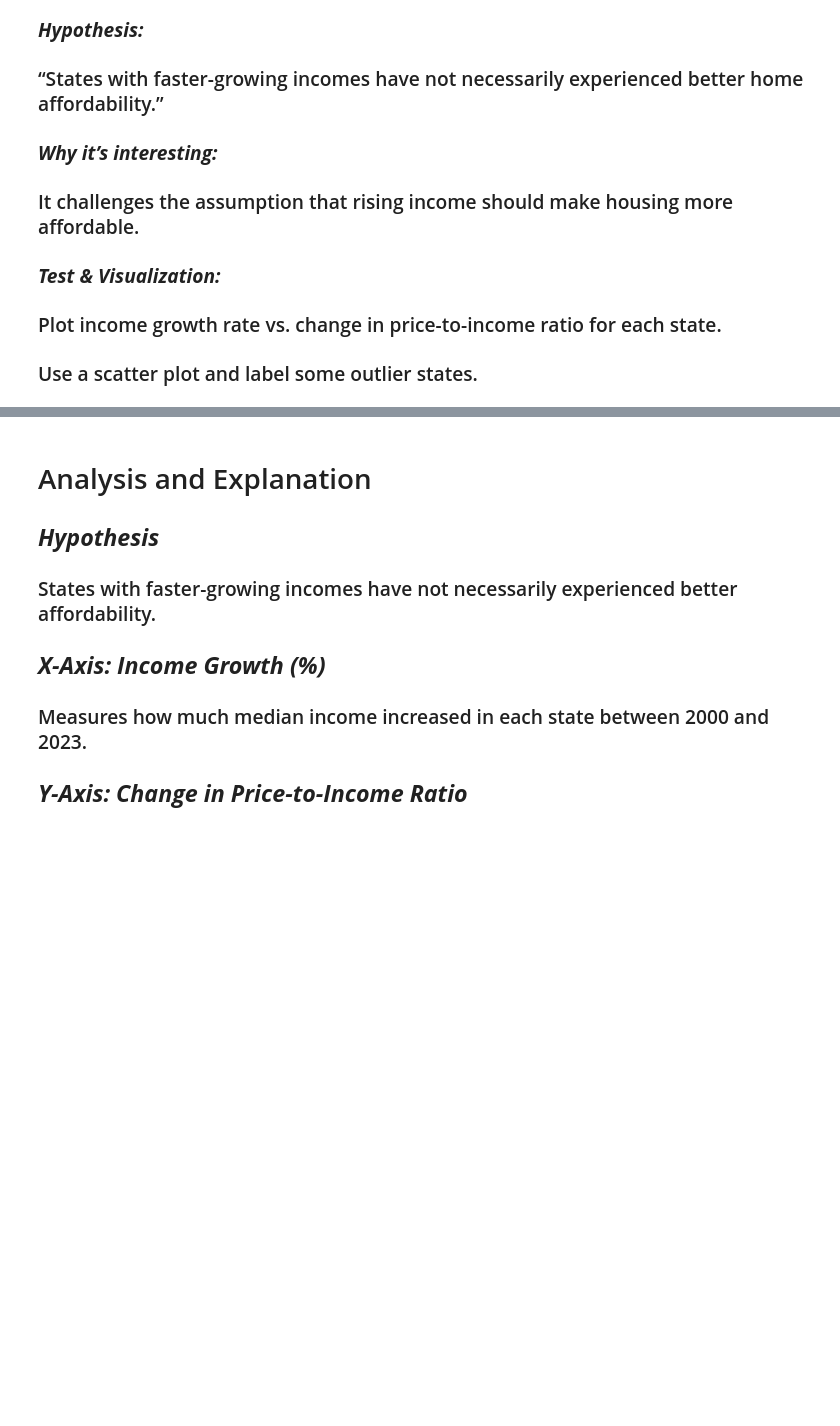
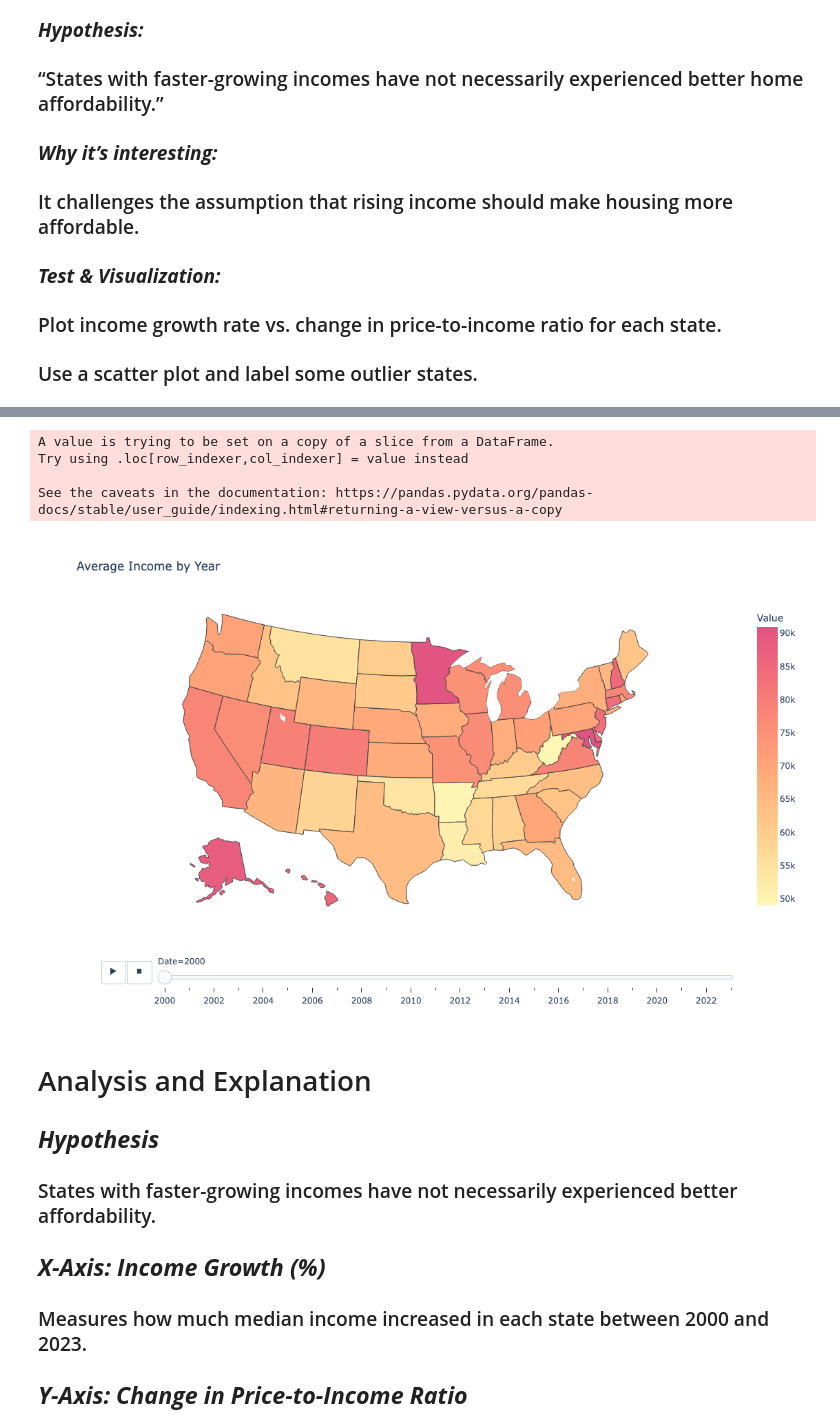
Before and after one commit to uic-cs418/group-project-stat-squad, a Jupyter notebook: ProgressReportFinal(1).ipynb, the cells around one changed output, grey strips where cells are left out. Saved outputs shown, nothing was run; the diff lists cells and outputs as text; code cells hidden in the pictures; blank space fills up the shorter version.

Commit message:
Add files via upload
Made Changes to intro and to visualization (5) - Emily

```diff
--- a/ProgressReportFinal(1).ipynb
+++ b/ProgressReportFinal(1).ipynb
@@ -110,3 +101,19 @@ all_functions.showHeatMap(home_values_dataset,income)
+# %%
+import all_functions
+
+"""
+This functions adds state abbreviations and cleans the datasets by changing the format to long and drops any na values.
+It then creates a chloropath graph that animates the changes in average incomes over the years with states represented on
+their location on the United States map """
+
+all_functions.choropleth_graph(income)
+# Note if unable to see here a public link from plotly studio of our visualization https://chart-studio.plotly.com/~eeaguilar02/3/
+# %% [output]
+A value is trying to be set on a copy of a slice from a DataFrame.
+Try using .loc[row_indexer,col_indexer] = value instead
+
+See the caveats in the documentation: https://pandas.pydata.org/pandas-docs/stable/user_guide/indexing.html#returning-a-view-versus-a-copy
+[figure, added]
 # %% [markdown]
 # Analysis and Explanation
 
```
Also changed, not shown: parts of 3 cells of this notebook.
